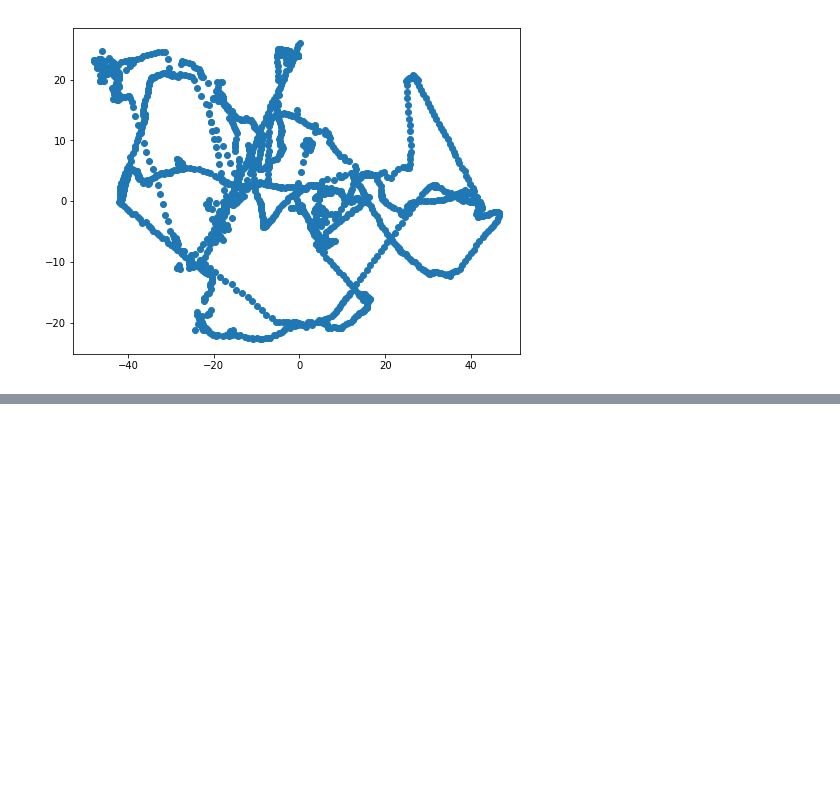
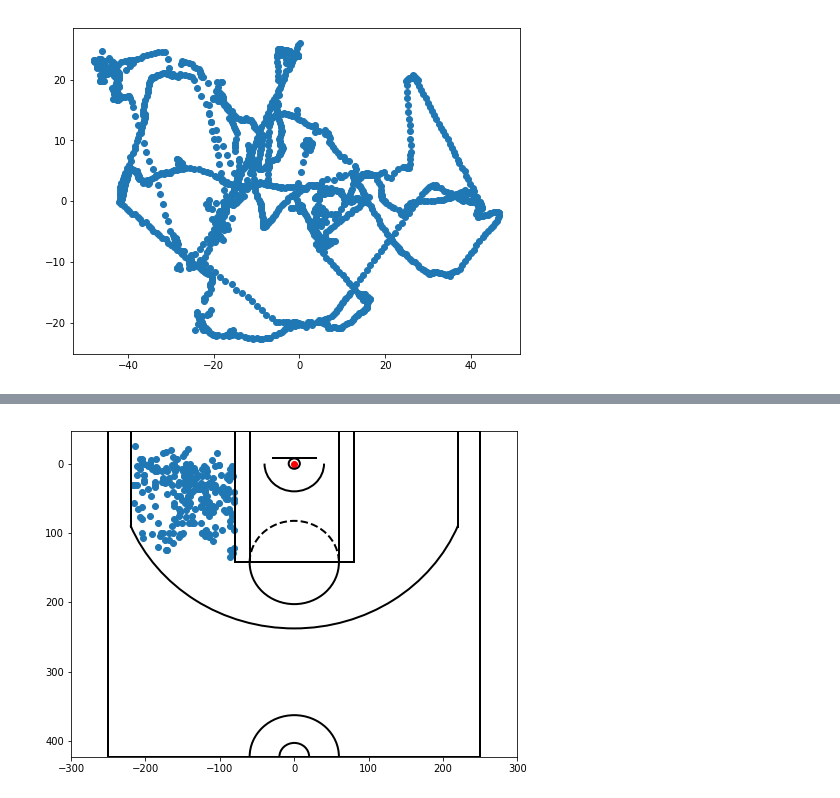
Before and after one commit to hzblacksmith/NBA_Possession_Optimizer, a Jupyter notebook: Plotting.ipynb, the cells around one changed output, grey strips where cells are left out. Saved outputs shown, nothing was run; the diff lists cells and outputs as text; code cells hidden in the pictures; blank space fills up the shorter version.

Commit message:
noticed that shot zones is divided differently for data and picture

```diff
--- a/Plotting.ipynb
+++ b/Plotting.ipynb
@@ -156,0 +183,14 @@ We will need to convert tracking data units and orientation into that of shot ch
+# %%
+plot_shots = bos_shots[(bos_shots['SHOT_ZONE_BASIC'] == 'Mid-Range') &
+                       (bos_shots['SHOT_ZONE_AREA'] == 'Left Side(L)')]
+# %%
+plt.figure(figsize=(8,6))
+plt.scatter(plot_shots.LOC_X, plot_shots.LOC_Y)
+plt.scatter(0,0,color='red')
+draw_court(outer_lines=True)
+# Descending values along the axis from left to right
+plt.xlim(-300,300)
+plt.ylim(422.5, -47.5)
+plt.show()
+# %% [output]
+[figure, added]
```
Also changed, not shown: parts of 7 cells of this notebook.
